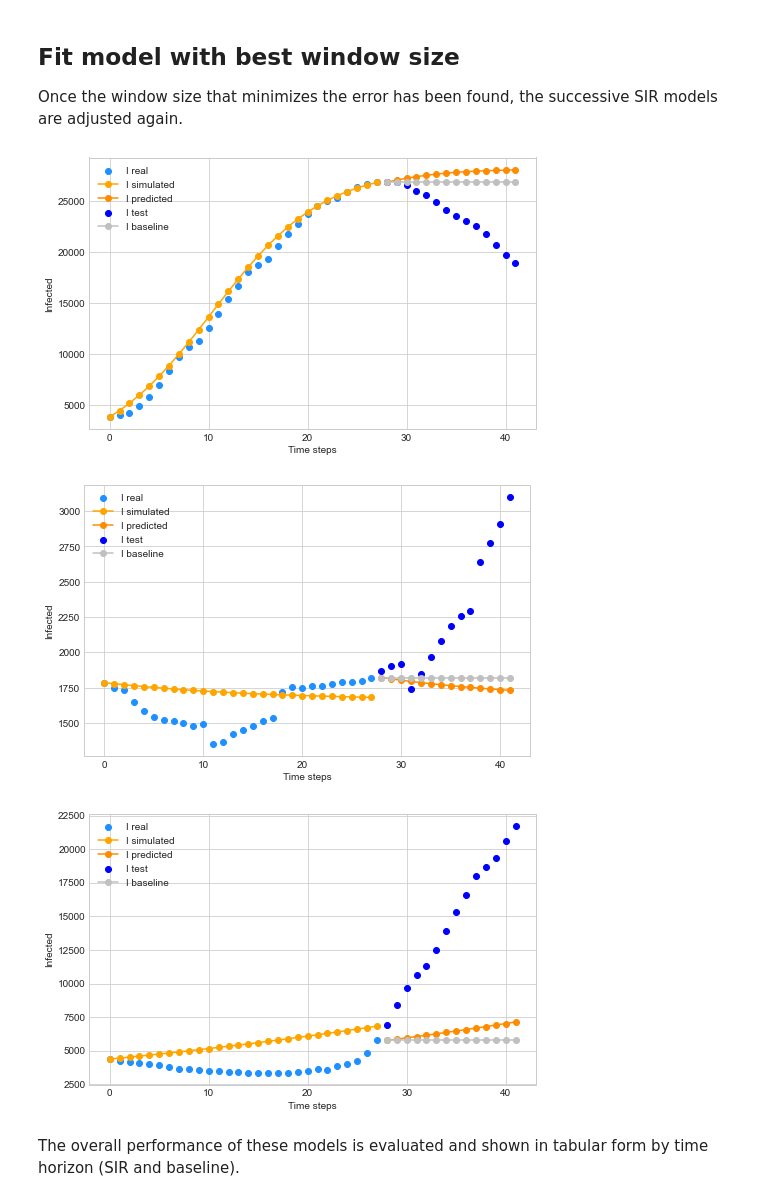
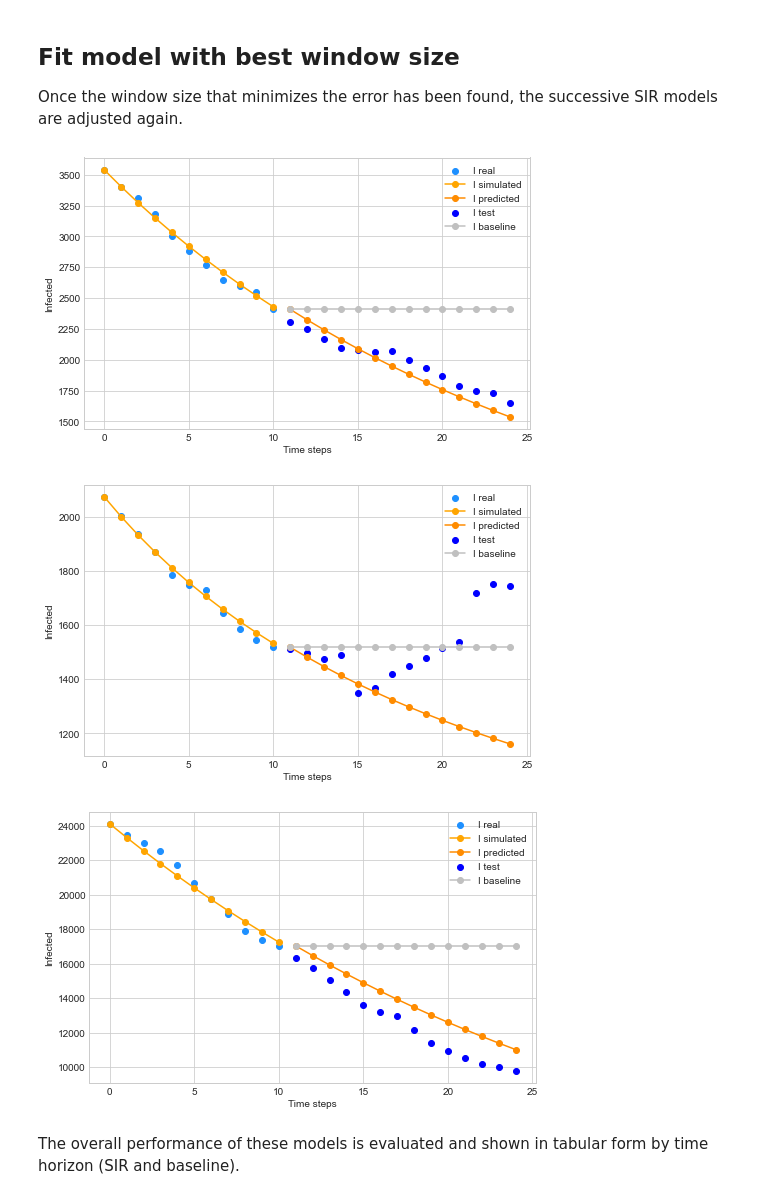
Before and after one commit to marialonsogar/COVID-Dynamics-Model-Comparison, a Jupyter notebook: modeling/SIS-COVID-Spain.ipynb, the cells around one changed output. Saved outputs shown, nothing was run; the diff lists cells and outputs as text; code cells hidden in the pictures.

```diff
--- a/modeling/SIS-COVID-Spain.ipynb
+++ b/modeling/SIS-COVID-Spain.ipynb
@@ -306,6 +303,9 @@ class WindowFit:
         Args:
             max_subplots (int): maximum number of subplots to plot
         """
+        # seed to replicate results
+        np.random.seed(seed)
+
         example_windows = [self.random_windows(return_baseline=True) for _ in range(max_subplots)]
 
         for train_window, test_window, baseline_window in example_windows:
@@ -337,7 +337,6 @@ class WindowFit:
             window = self.train[:, i]
             _, I_pred = self.fit_predict(window, return_only_predictions=True)
             predictions.append(I_pred[(horizon-1)])
-            print('train_window: ', i)
         return np.array(predictions)
 
     def get_predictions_df(self, horizon=None, subset=None):
@@ -364,7 +363,7 @@ class WindowFit:
         Get the residuals (residuals = expected_value-forecast_value) for a time horizon of 'horizon'
         """
         I_pred_total = self.get_all_predictions(horizon)
-        I_true = self.test[:, horizon-1][1]
+        I_true = self.test[1][:, horizon-1]
         return I_true - I_pred_total # forecast errors
 
     def evaluate(self):
@@ -378,7 +377,6 @@ class WindowFit:
             sir_step_evaluation, baseline_step_evaluation = {}, {}
 
             test_step = self.test[1][:, i]
-            print('step:', i+1)
             predicted_step = self.get_all_predictions(horizon=i+1)
             baseline_step = self.baseline[1][:, i]
 
@@ -524,17 +513,17 @@ In conclusion:
 Once the window size that minimizes the error has been found, the successive SIR models are adjusted again.
 # %%
 # create an object of the class
-w_28_14 = WindowFit(window_size=28, steps_ahead=14, data=test_data, eval_mode='WF')
+w_11_14 = WindowFit(window_size=11, steps_ahead=14, data=test_data, eval_mode='WF')
 # get a random train and test window
-window_train, window_test = w_28_14.random_windows()
+window_train, window_test = w_11_14.random_windows()
 # fit the model and get the predictions
-S_simulated, I_simulated = w_28_14.fit_predict(window_train, return_only_predictions=True)
+S_simulated, I_simulated = w_11_14.fit_predict(window_train, return_only_predictions=True)
 # fit model and plot the results for 3 random windows
-w_28_14.plot_windows(max_subplots=3)
+w_11_14.plot_windows(max_subplots=3)
 # %% [output]
-[figure, old version]
+[figure, new version]
-[figure, old version]
+[figure, new version]
-[figure, old version]
+[figure, new version]
 # %% [markdown]
 The overall performance of these models is evaluated and shown in tabular form by time horizon (SIR and baseline).
 # %%
```
Also changed, not shown: parts of 43 cells of this notebook, 3 other files.
